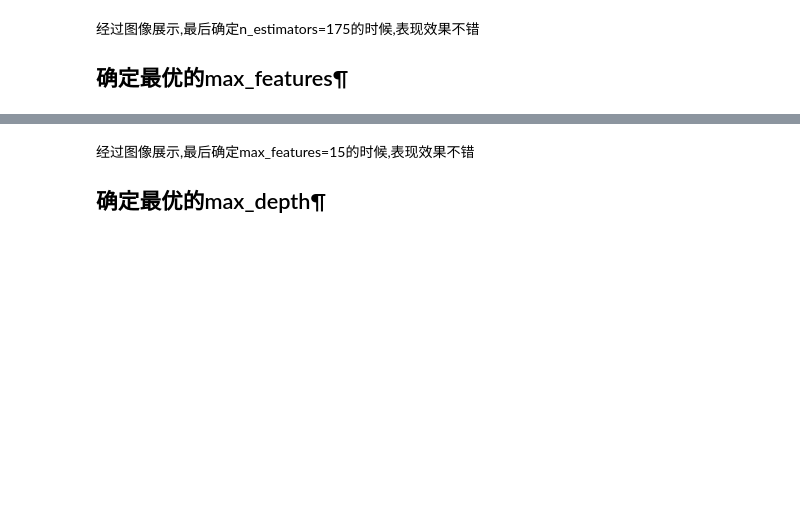
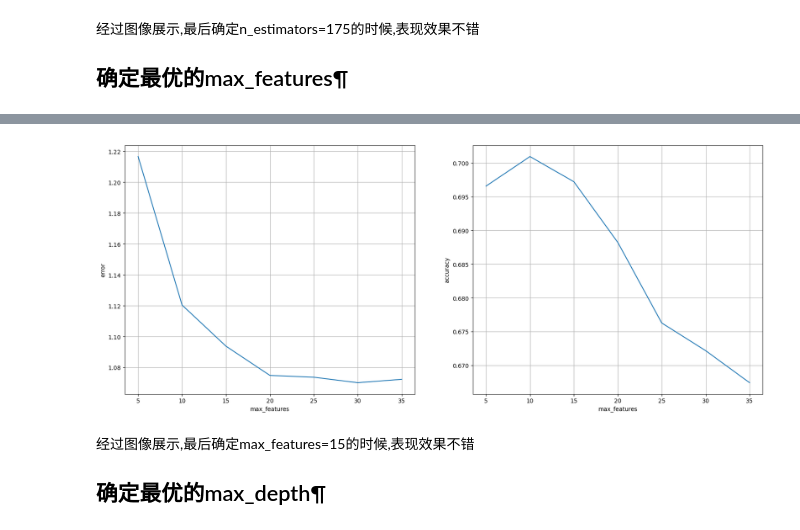
Before and after one commit to zhangcj5131/AI_teaching, a Jupyter notebook: machine learning/test.ipynb, the cells around one changed output, grey strips where cells are left out. Cells and saved outputs as stored; diff of their text form; code cells hidden in the pictures; blank space fills up the shorter version.

```diff
--- a/machine learning/test.ipynb
+++ b/machine learning/test.ipynb
@@ -244,0 +293,19 @@ n_estimators, max_feature, max_depth, min_samples_leaf
+# %%
+tuned_parameters = range(5, 40, 5)
+
+accuracy_t = np.zeros(len(tuned_parameters))
+error_t = np.zeros(len(tuned_parameters))
+
+for j, para in enumerate(tuned_parameters):
+    rf2 = RandomForestClassifier(n_estimators=175,
+                                 max_depth=10,
+                                 max_features=para,
+                                 min_samples_leaf=10,
+                                 oob_score=True,
+                                 random_state=0,
+                                 n_jobs=-1)
+    rf2.fit(x_train, y_train)
+    accuracy_t[j]=rf2.oob_score_
+    y_pre = rf2.predict_proba(x_test)
+    error_t[j] = log_loss(y_test, y_pre, eps=1e-15, normalize=True)
+    print(error_t)
@@ -245,3 +327,7 @@ n_estimators, max_feature, max_depth, min_samples_leaf
+# %%
+show_para_tune(tuned_parameters, error_t, accuracy_t, 'max_features', 'error', 'accuracy')
+# %% [output]
+[figure, added]
 # %% [markdown]
 经过图像展示,最后确定max_features=15的时候,表现效果不错
 
```
Also changed, not shown: parts of 87 cells of this notebook, 4 other files.
